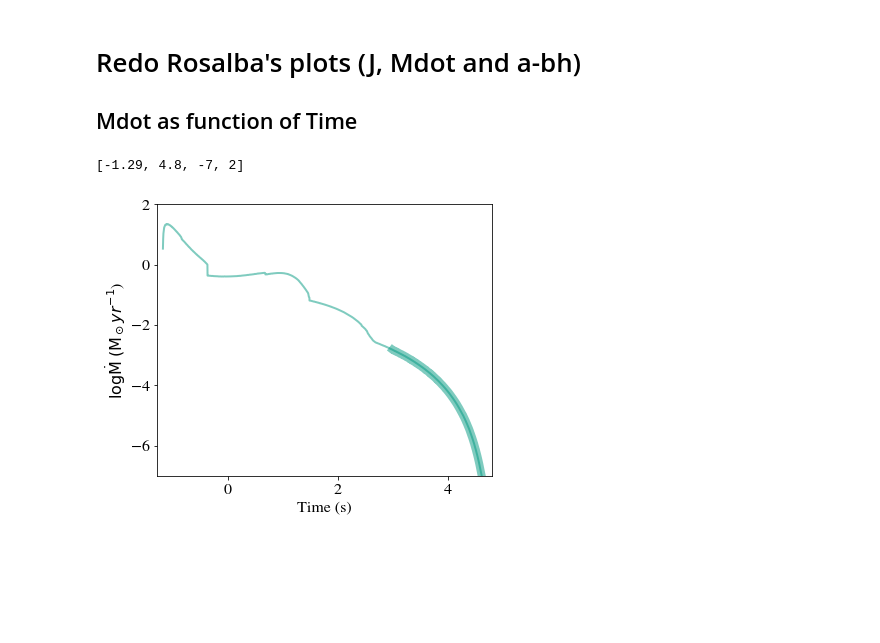
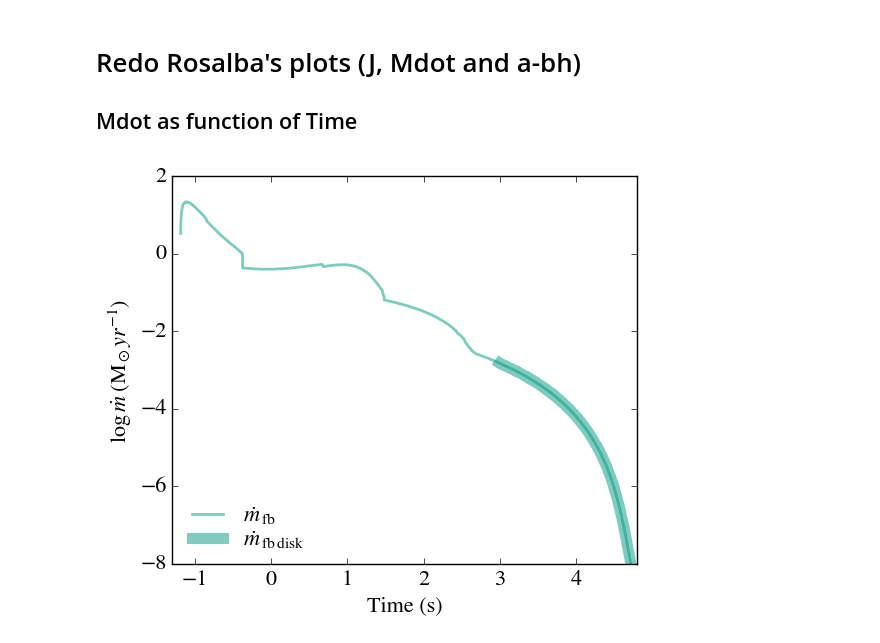
Before and after one commit to matteocantiello/ulgrb, a Jupyter notebook: hrd_mods_paper.ipynb, the cells around one changed output. Cells and saved outputs as stored; diff of their text form; code cells hidden in the pictures; blank space fills up the shorter version.

```diff
--- a/hrd_mods_paper.ipynb
+++ b/hrd_mods_paper.ipynb
@@ -32,6 +59,7 @@ def find_h1(h1,model,val):
 def const_radius_on_hrd(T,R):
     return 4*np.pi*R**2*c.sigmaSB*T**4
 # %%
+# Define some colors
 BLACK      = (0.00,0.00,0.00)
 ORANGE     = (0.90,0.60,0.00)
 SKY_BLUE   = (0.35,0.70,0.90)
@@ -42,13 +70,14 @@ VERMILLION = (0.80,0.40,0.00)
 RED_PURPLE = (0.80,0.60,0.70)
 COLORS=[ORANGE,BLUE_GREEN,SKY_BLUE,RED_PURPLE,VERMILLION,YELLOW,BLUE,BLACK]
 
-# set some global options
+# Set some global plot options
 plt.rcParams['figure.figsize'] = (6,5)
 plt.rcParams['legend.frameon'] = False
 plt.rcParams['legend.fontsize'] = 14
 plt.rcParams['legend.borderpad'] = 0.1
 plt.rcParams['legend.labelspacing'] = 0.1
 plt.rcParams['legend.handletextpad'] = 0.1
-plt.rcParams['font.family'] = 'stixgeneral'
+plt.rcParams['mathtext.fontset'] = 'stix'
+plt.rcParams['font.family'] = 'STIXGeneral'
 plt.rcParams['font.size'] = 16
 # %%
@@ -247,18 +274,18 @@ plt.savefig(FILENAME)
 ## Mdot as function of Time
 # %%
 # Read first and second columns (t,mdot). Plot log t, vs log mm=lg(mdot+1.e-8)
-DATA='git/data/mdot25.dat'
+DATA='data/mdot25.dat'
 dat = pandas.read_csv(DATA,delim_whitespace=True,names = ['Time', 'Mdot', 'A', 'Mdot2', 'C'])
-plt.plot(np.log10(dat["Time"]),np.log10(dat['Mdot']),linewidth=2,alpha=0.5,color=BLUE_GREEN)
+plt.plot(np.log10(dat["Time"]),np.log10(dat['Mdot']),linewidth=2,alpha=0.5,color=BLUE_GREEN,label=r'  $\dot{m}_{\rm \, fb}$')
 min=np.where(dat['Mdot2']>0)
 m=np.min(min)
-plt.plot(np.log10(dat["Time"][m:]),np.log10(dat['Mdot'][m:]),linewidth=8,alpha=0.5,color=BLUE_GREEN)
+plt.plot(np.log10(dat["Time"][m:]),np.log10(dat['Mdot'][m:]),linewidth=8,alpha=0.5,color=BLUE_GREEN,label=r'  $\dot{m}_{\rm \, fb \, disk}$')
+
+legend = plt.legend(loc='lower left',prop={'size':16})
 plt.xlabel(r'Time (s)')
-plt.ylabel(r'$\log \dot{\rm M} \; ({\rm M}_\odot yr^{-1}$)')
-plt.axis([-1.29,4.8, -7,2])
-#print(df.Time)
+plt.ylabel(r'$\log \,\dot{m} \; ({\rm M}_\odot yr^{-1}$)')
+plt.axis([-1.29,4.8, -8,2])
 FILENAME = "MDOT.pdf"
 plt.savefig(FILENAME)
 # %% [output]
-[-1.29, 4.8, -7, 2]
-[figure, old version]
+[figure, new version]
```
Also changed, not shown: parts of 25 cells of this notebook, 1 other file.
